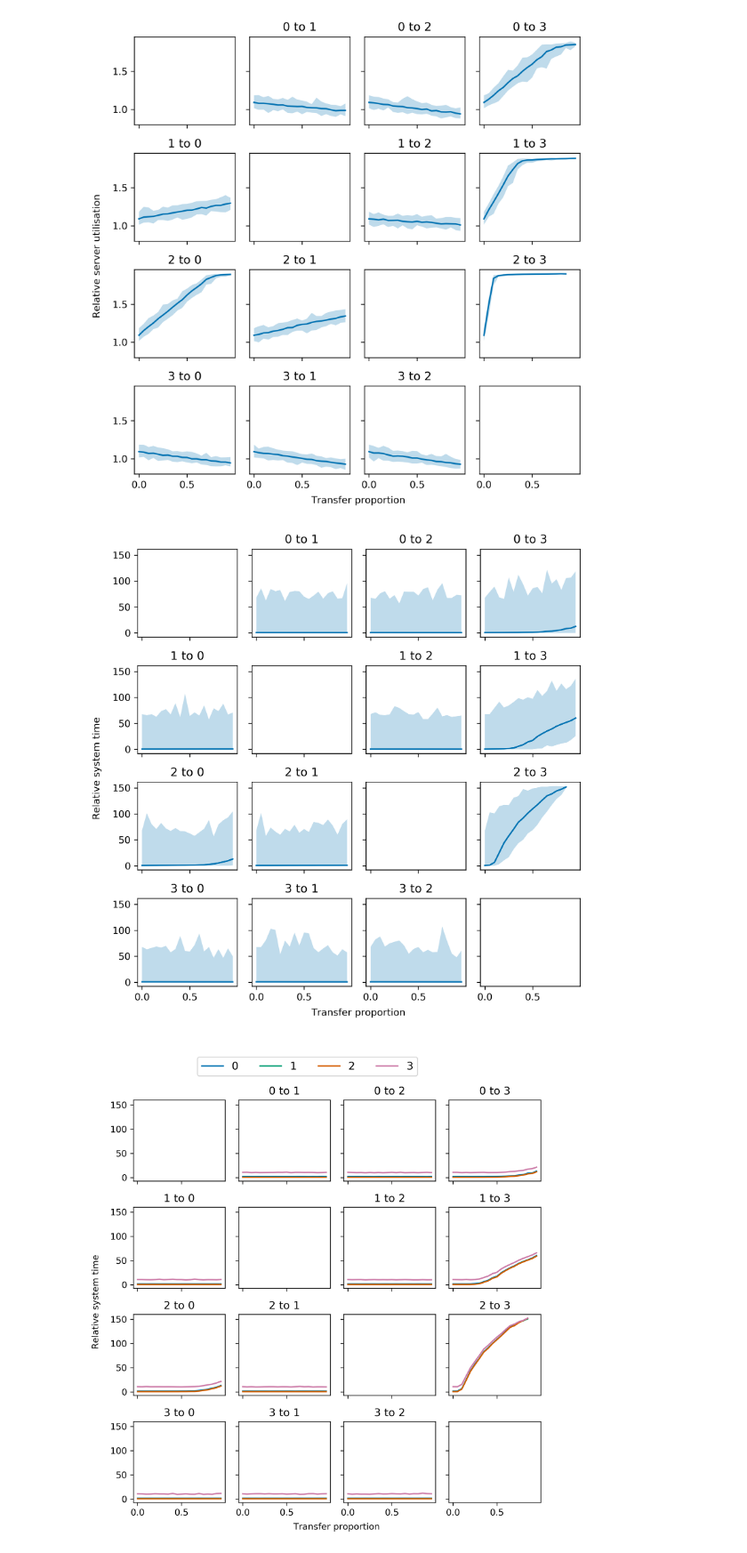
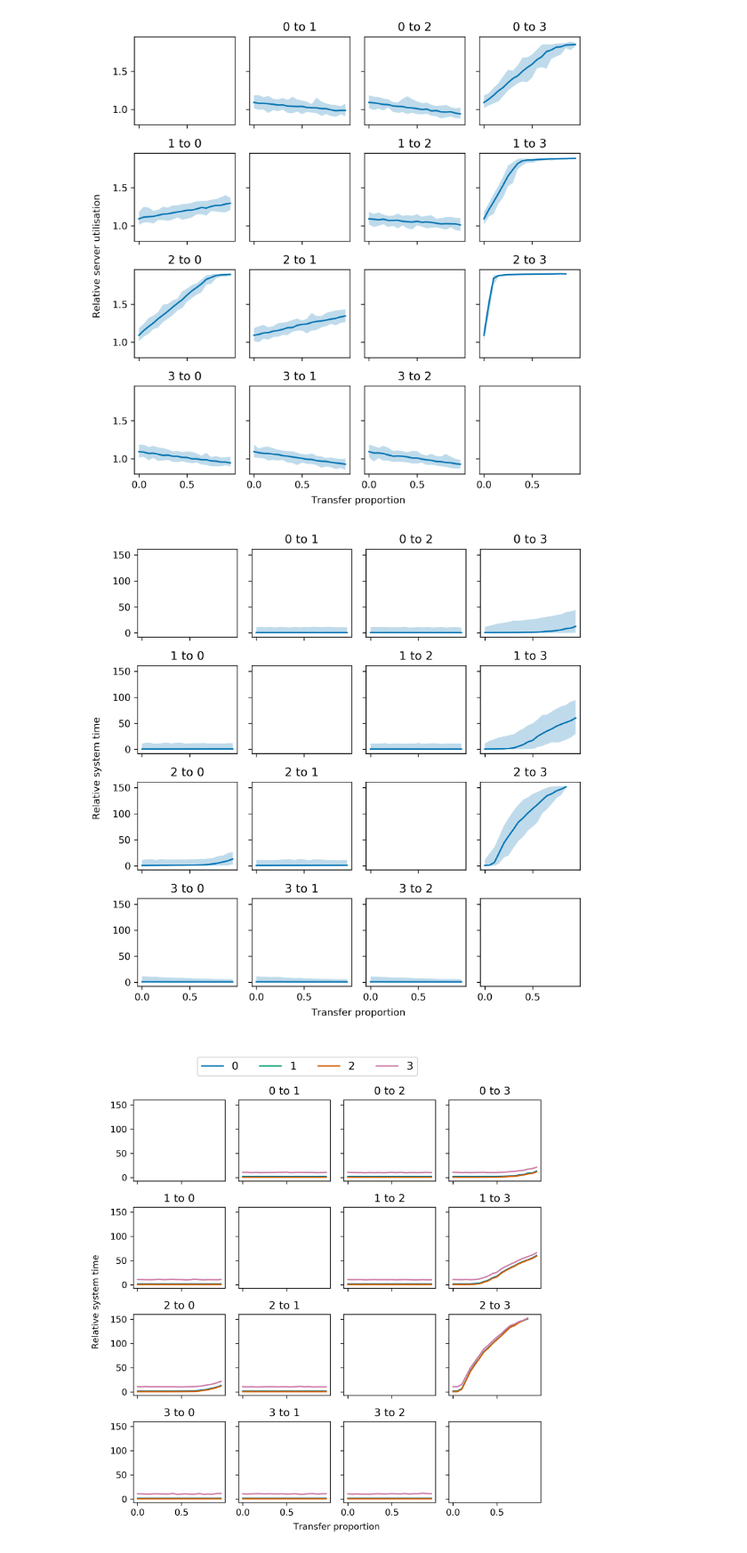
Before and after one commit to daffidwilde/copd-paper, a Jupyter notebook: nbs/scenarios.ipynb, the cells around one changed output. Shown at 89% size. Saved outputs shown, nothing was run; the diff lists cells and outputs as text; code cells hidden in the pictures.

Commit message:
Update moving between clusters images.

```diff
--- a/nbs/scenarios.ipynb
+++ b/nbs/scenarios.ipynb
@@ -272,16 +272,14 @@ for origin, destination in it.product(range(n_clusters), repeat=2):
             & (all_moving_results["destination"] == destination)
         ]
 
-        min_utilisations = data.groupby("prop_to_move")["utilisation"].min()
-        mean_utilisations = data.groupby("prop_to_move")["utilisation"].mean()
-        max_utilisations = data.groupby("prop_to_move")["utilisation"].max()
+        utilisations = data.groupby("prop_to_move")["utilisation"]
 
-        min_data = min_utilisations / original_utilisation
-        mean_data = mean_utilisations / original_utilisation
-        max_data = max_utilisations / original_utilisation
+        lower_data = utilisations.quantile(0.025) / original_utilisation
+        mean_data = utilisations.mean() / original_utilisation
+        upper_data = utilisations.quantile(0.975) / original_utilisation
 
         ax.plot(mean_data)
-        ax.fill_between(min_data.index, min_data, max_data, alpha=0.25)
+        ax.fill_between(lower_data.index, lower_data, upper_data, alpha=0.25)
         ax.set_title(f"{origin} to {destination}")
 
 plt.tight_layout()
@@ -305,42 +303,39 @@ ylabel = fig.text(
     0, 0.5*(bottom+top), "Relative system time", ha="right", va="center", rotation="vertical"
 )
 
 xlabel = fig.text(
     0.525*(left+right), -0.01, "Transfer proportion", ha="center", va="bottom", rotation="horizontal"
 )
 
 for origin, destination in it.product(range(n_clusters), repeat=2):
 
     ax = axes[origin, destination]
-#     ax.set_yscale("log")
 
     if origin != destination:
         data = all_moving_results[
             (all_moving_results["origin"] == origin)
             & (all_moving_results["destination"] == destination)
         ]
 
-        min_system_times = data.groupby("prop_to_move")["system_time"].min()
-        mean_system_times = data.groupby("prop_to_move")["system_time"].mean()
-        max_system_times = data.groupby("prop_to_move")["system_time"].max()
+        system_times = data.groupby("prop_to_move")["system_time"]
 
-        min_data = min_system_times / original_mean_time
-        mean_data = mean_system_times / original_mean_time
-        max_data = max_system_times / original_mean_time
+        lower_data = system_times.quantile(0.005) / original_mean_time
+        mean_data = system_times.mean() / original_mean_time
+        upper_data = system_times.quantile(0.995) / original_mean_time
 
         ax.plot(mean_data)
-        ax.fill_between(min_data.index, min_data, max_data, alpha=0.25)
+        ax.fill_between(lower_data.index, lower_data, upper_data, alpha=0.25)
         ax.set_title(f"{origin} to {destination}")
 
 plt.tight_layout()
 plt.savefig(
     "../img/moving_time.pdf",
     bbox_extra_artists=(xlabel, ylabel),
     bbox_inches="tight",
     transparent=True,
 )
 # %% [output]
-[figure, old version]
+[figure, new version]
 # %%
 fig, axes = plt.subplots(nrows=n_clusters, ncols=n_clusters, sharex=True, sharey=True, figsize=(7, 7), dpi=300)
 
```
Also changed, not shown: parts of 2 cells of this notebook, 2 other files.
